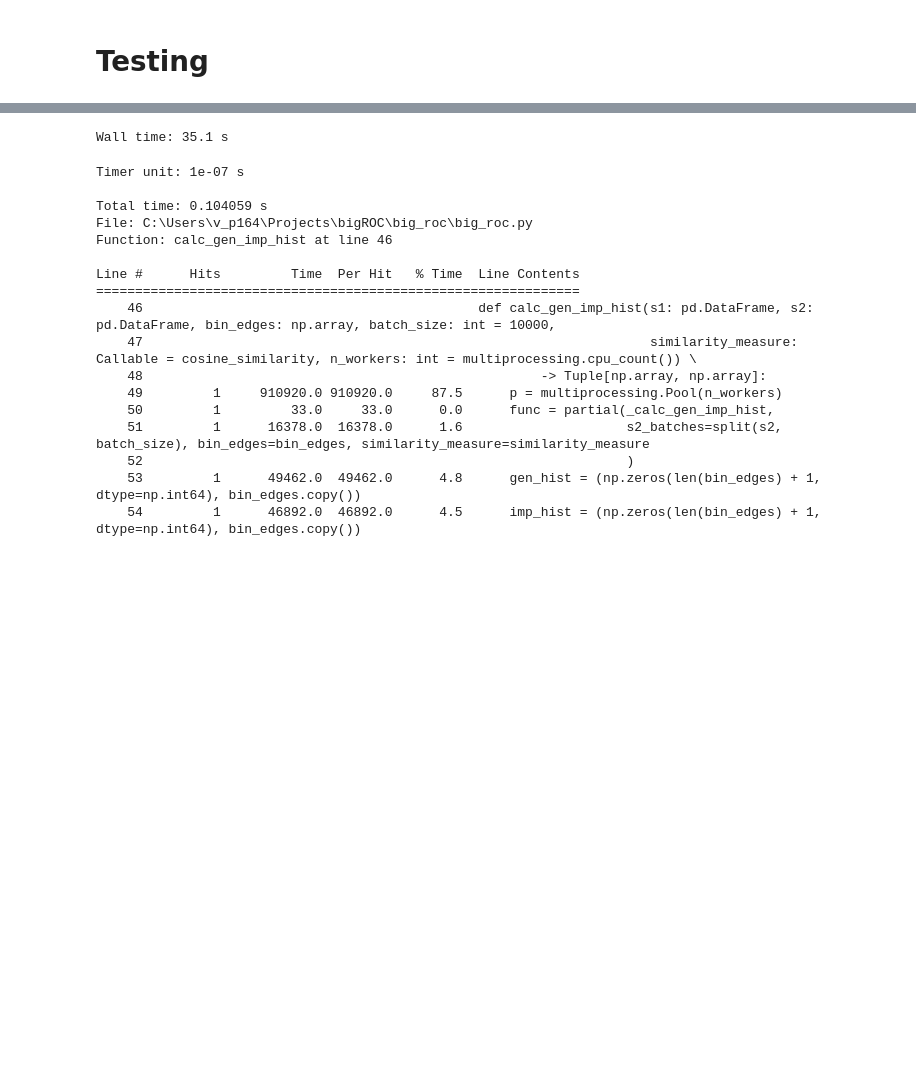
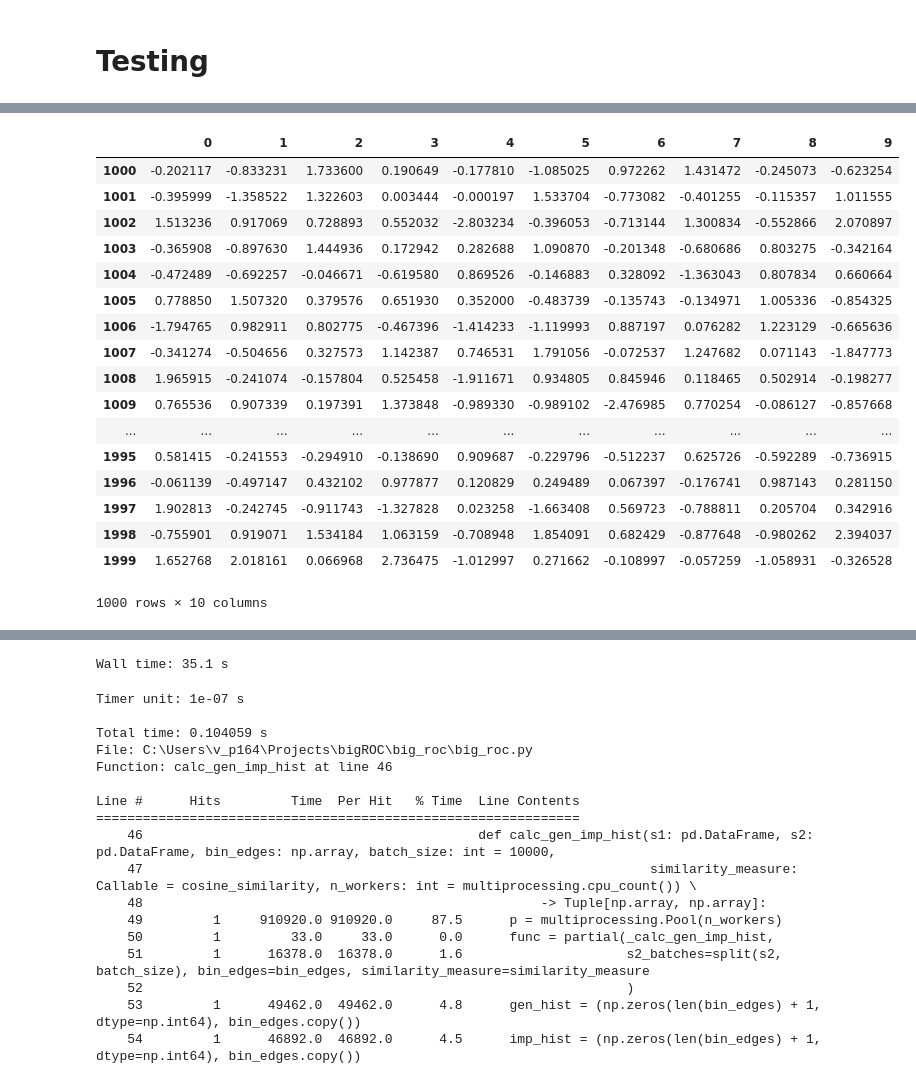
Before and after one commit to v-prokopenko/big_roc, a Jupyter notebook: bigROC.ipynb, the cells around one changed output, grey strips where cells are left out. Drawn from its saved outputs; the diff is of its cells as text; code cells hidden in the pictures; blank space fills up the shorter version.

```diff
--- a/bigROC.ipynb
+++ b/bigROC.ipynb
@@ -54,0 +254,21 @@ TypeError: 'numpy.float64' object cannot be interpreted as an integer
+# %%
+x[1]
+# %% [output]
+|  | 0 | 1 | 2 | 3 | 4 | 5 | 6 | 7 | 8 | 9 |
+| 1000 | -0.202117 | -0.833231 | 1.733600 | 0.190649 | -0.177810 | -1.085025 | 0.972262 | 1.431472 | -0.245073 | -0.623254 |
+| 1001 | -0.395999 | -1.358522 | 1.322603 | 0.003444 | -0.000197 | 1.533704 | -0.773082 | -0.401255 | -0.115357 | 1.011555 |
+| 1002 | 1.513236 | 0.917069 | 0.728893 | 0.552032 | -2.803234 | -0.396053 | -0.713144 | 1.300834 | -0.552866 | 2.070897 |
+| 1003 | -0.365908 | -0.897630 | 1.444936 | 0.172942 | 0.282688 | 1.090870 | -0.201348 | -0.680686 | 0.803275 | -0.342164 |
+| 1004 | -0.472489 | -0.692257 | -0.046671 | -0.619580 | 0.869526 | -0.146883 | 0.328092 | -1.363043 | 0.807834 | 0.660664 |
+| 1005 | 0.778850 | 1.507320 | 0.379576 | 0.651930 | 0.352000 | -0.483739 | -0.135743 | -0.134971 | 1.005336 | -0.854325 |
+| 1006 | -1.794765 | 0.982911 | 0.802775 | -0.467396 | -1.414233 | -1.119993 | 0.887197 | 0.076282 | 1.223129 | -0.665636 |
+| 1007 | -0.341274 | -0.504656 | 0.327573 | 1.142387 | 0.746531 | 1.791056 | -0.072537 | 1.247682 | 0.071143 | -1.847773 |
+| 1008 | 1.965915 | -0.241074 | -0.157804 | 0.525458 | -1.911671 | 0.934805 | 0.845946 | 0.118465 | 0.502914 | -0.198277 |
+| 1009 | 0.765536 | 0.907339 | 0.197391 | 1.373848 | -0.989330 | -0.989102 | -2.476985 | 0.770254 | -0.086127 | -0.857668 |
+| ... | ... | ... | ... | ... | ... | ... | ... | ... | ... | ... |
+| 1995 | 0.581415 | -0.241553 | -0.294910 | -0.138690 | 0.909687 | -0.229796 | -0.512237 | 0.625726 | -0.592289 | -0.736915 |
+| 1996 | -0.061139 | -0.497147 | 0.432102 | 0.977877 | 0.120829 | 0.249489 | 0.067397 | -0.176741 | 0.987143 | 0.281150 |
+| 1997 | 1.902813 | -0.242745 | -0.911743 | -1.327828 | 0.023258 | -1.663408 | 0.569723 | -0.788811 | 0.205704 | 0.342916 |
+| 1998 | -0.755901 | 0.919071 | 1.534184 | 1.063159 | -0.708948 | 1.854091 | 0.682429 | -0.877648 | -0.980262 | 2.394037 |
+| 1999 | 1.652768 | 2.018161 | 0.066968 | 2.736475 | -1.012997 | 0.271662 | -0.108997 | -0.057259 | -1.058931 | -0.326528 |
+1000 rows × 10 columns
```
Also changed, not shown: parts of 35 cells of this notebook, 2 other files.
